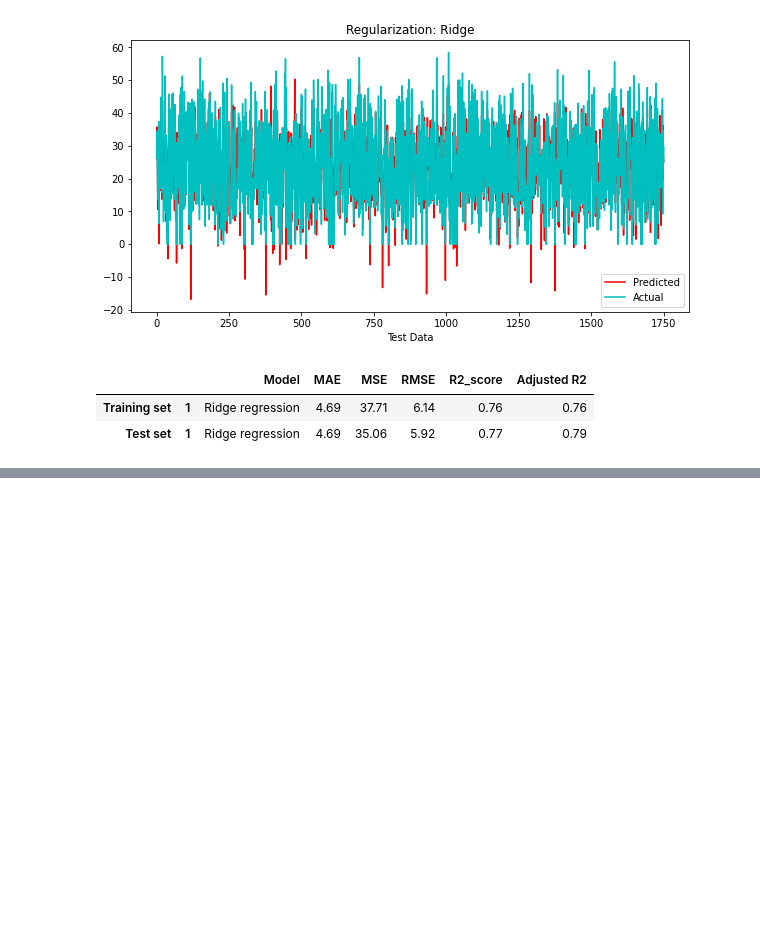
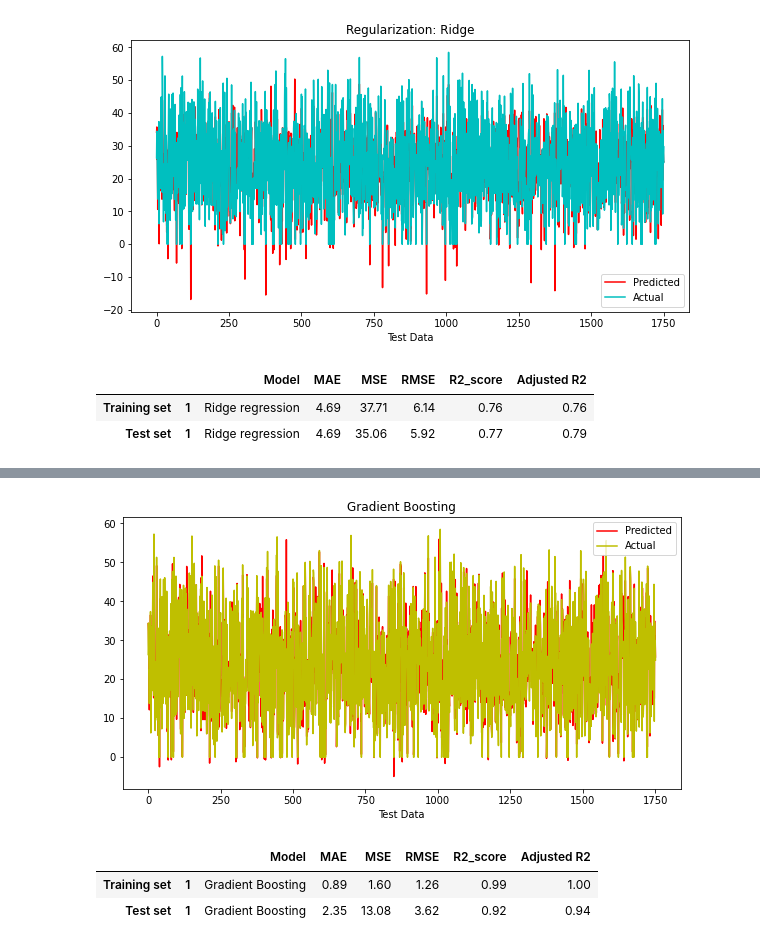
Before and after one commit to kavyas1989/Bike-Sharing-Demand-Prediction, a Jupyter notebook: Bike_Sharing_Demand_Prediction_Capstone_Project.ipynb, the cells around one changed output, grey strips where cells are left out. Drawn from its saved outputs; the diff is of its cells as text; code cells hidden in the pictures; blank space fills up the shorter version.

```diff
--- a/Bike_Sharing_Demand_Prediction_Capstone_Project.ipynb
+++ b/Bike_Sharing_Demand_Prediction_Capstone_Project.ipynb
@@ -1005,0 +1261,3 @@ result
+# %%
+#grid search for gradient bossting
+gb_grid= GridSearchCV(gb,param_grid=params,verbose=0)
@@ -1005,0 +1336,10 @@ result
+# %%
+plt.figure(figsize=(10,5))
+plt.plot((gb_y_pred2), color = 'r')
+plt.plot(np.array(Y_test), color = 'y')
+plt.legend(["Predicted","Actual"])
+plt.xlabel('Test Data')
+plt.title('Gradient Boosting')
+plt.show()
+# %% [output]
+[figure, added]
@@ -1005,0 +1369,7 @@ result
+# %%
+result=pd.concat([gb_dict11,gb_dict12],keys=['Training set','Test set'])
+result
+# %% [output]
+|  |  | Model | MAE | MSE | RMSE | R2_score | Adjusted R2 |
+| Training set | 1 | Gradient Boosting | 0.89 | 1.60 | 1.26 | 0.99 | 1.00 |
+| Test set | 1 | Gradient Boosting | 2.35 | 13.08 | 3.62 | 0.92 | 0.94 |
```
Also changed, not shown: parts of 43 cells of this notebook.
